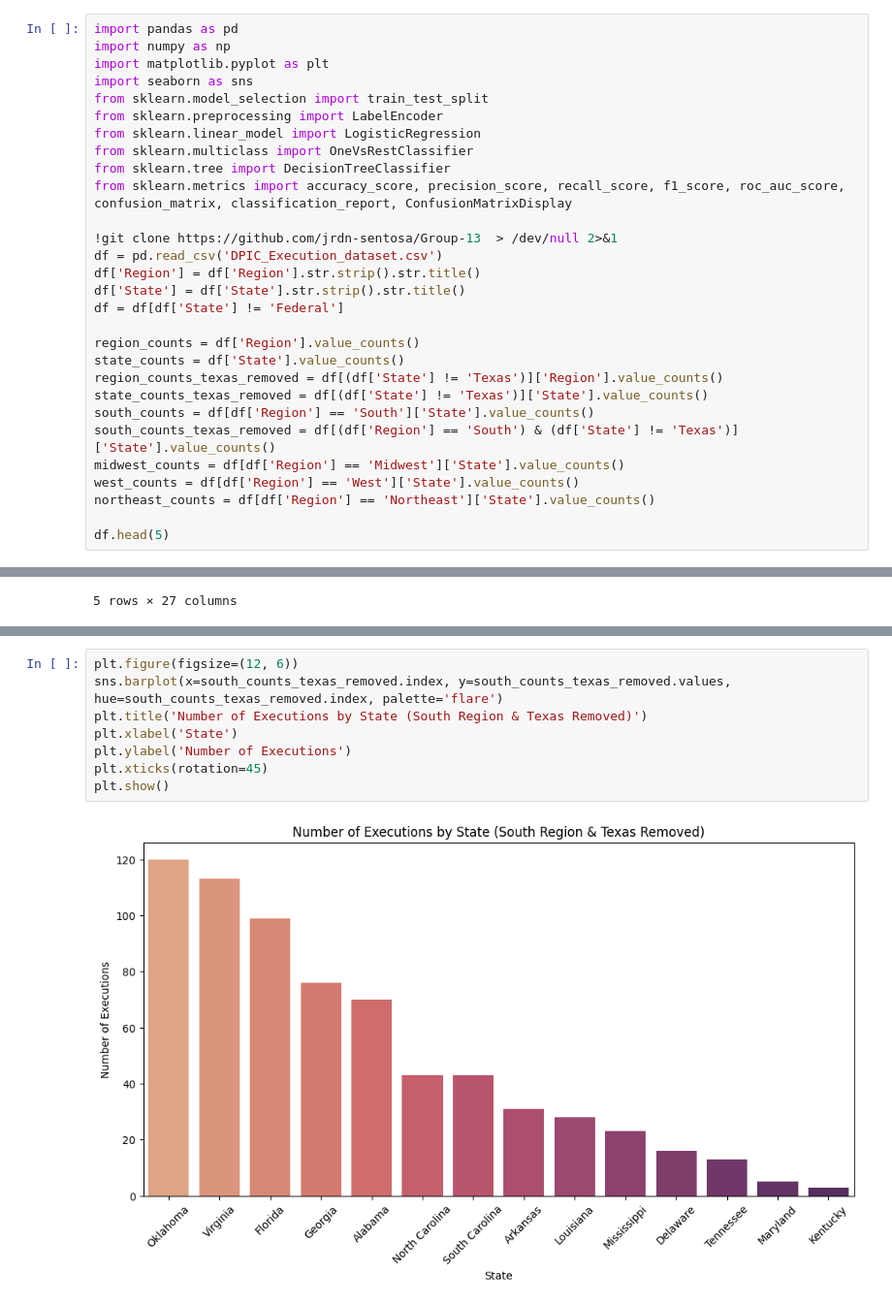
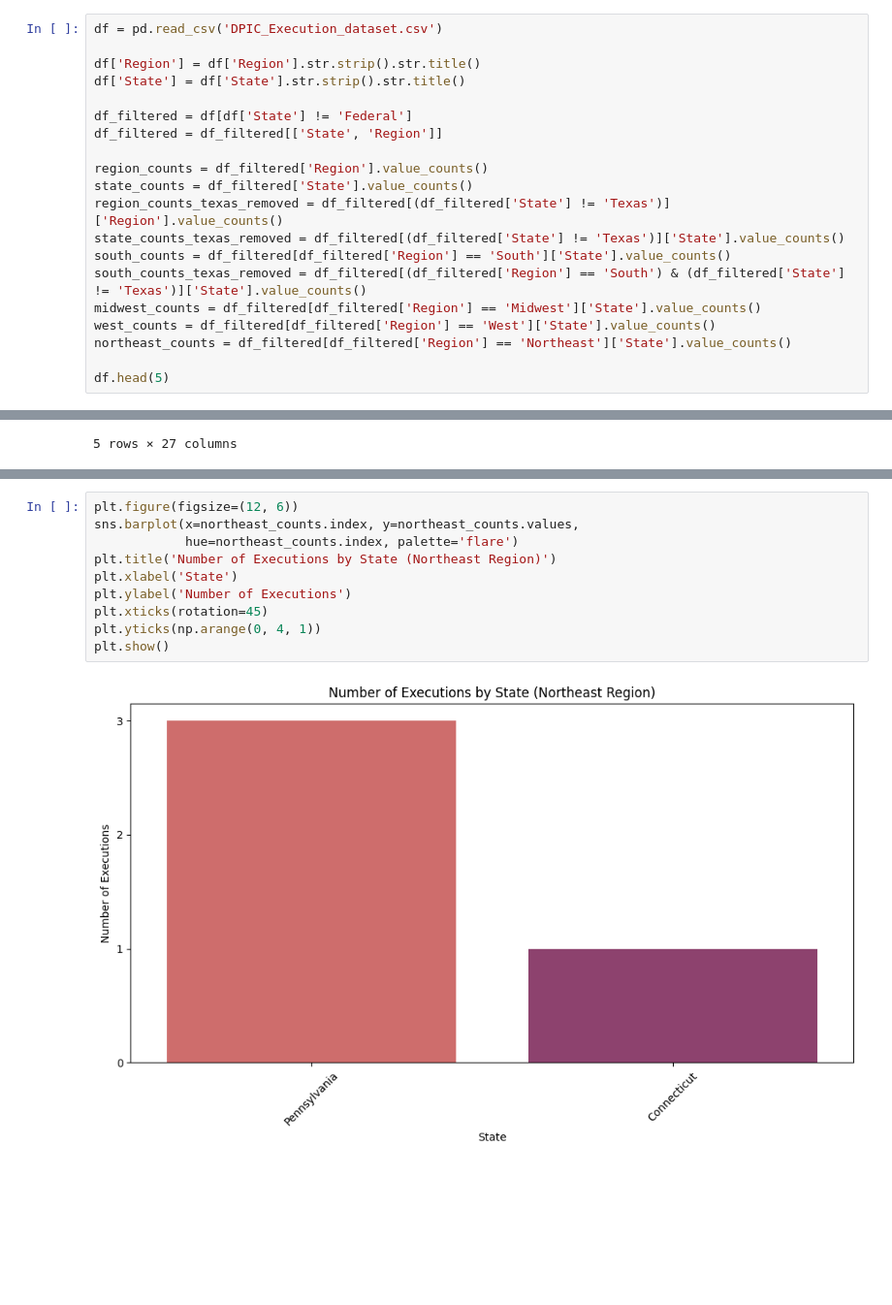
Before and after one commit to jrdn-sentosa/Geographic_Correlations_to_Executions, a Jupyter notebook: Group_13.ipynb, the cells around one changed output, grey strips where cells are left out. Shown at 97% size. Drawn from its saved outputs; the diff is of its cells as text; blank space fills up the shorter version.

```diff
--- a/Group_13.ipynb
+++ b/Group_13.ipynb
@@ -3,30 +22,21 @@
 # %%
-import pandas as pd
-import numpy as np
-import matplotlib.pyplot as plt
-import seaborn as sns
-from sklearn.model_selection import train_test_split
-from sklearn.preprocessing import LabelEncoder
-from sklearn.linear_model import LogisticRegression
-from sklearn.multiclass import OneVsRestClassifier
-from sklearn.tree import DecisionTreeClassifier
-from sklearn.metrics import accuracy_score, precision_score, recall_score, f1_score, roc_auc_score, confusion_matrix, classification_report, ConfusionMatrixDisplay
+df = pd.read_csv('DPIC_Execution_dataset.csv')
 
-!git clone https://github.com/jrdn-sentosa/Group-13  > /dev/null 2>&1
-df = pd.read_csv('DPIC_Execution_dataset.csv')
 df['Region'] = df['Region'].str.strip().str.title()
 df['State'] = df['State'].str.strip().str.title()
-df = df[df['State'] != 'Federal']
 
-region_counts = df['Region'].value_counts()
-state_counts = df['State'].value_counts()
-region_counts_texas_removed = df[(df['State'] != 'Texas')]['Region'].value_counts()
-state_counts_texas_removed = df[(df['State'] != 'Texas')]['State'].value_counts()
-south_counts = df[df['Region'] == 'South']['State'].value_counts()
-south_counts_texas_removed = df[(df['Region'] == 'South') & (df['State'] != 'Texas')]['State'].value_counts()
-midwest_counts = df[df['Region'] == 'Midwest']['State'].value_counts()
-west_counts = df[df['Region'] == 'West']['State'].value_counts()
-northeast_counts = df[df['Region'] == 'Northeast']['State'].value_counts()
+df_filtered = df[df['State'] != 'Federal']
+df_filtered = df_filtered[['State', 'Region']]
+
+region_counts = df_filtered['Region'].value_counts()
+state_counts = df_filtered['State'].value_counts()
+region_counts_texas_removed = df_filtered[(df_filtered['State'] != 'Texas')]['Region'].value_counts()
+state_counts_texas_removed = df_filtered[(df_filtered['State'] != 'Texas')]['State'].value_counts()
+south_counts = df_filtered[df_filtered['Region'] == 'South']['State'].value_counts()
+south_counts_texas_removed = df_filtered[(df_filtered['Region'] == 'South') & (df_filtered['State'] != 'Texas')]['State'].value_counts()
+midwest_counts = df_filtered[df_filtered['Region'] == 'Midwest']['State'].value_counts()
+west_counts = df_filtered[df_filtered['Region'] == 'West']['State'].value_counts()
+northeast_counts = df_filtered[df_filtered['Region'] == 'Northeast']['State'].value_counts()
 
 df.head(5)
 # %% [output]
@@ -138,10 +207,12 @@ plt.show()
 # %%
 plt.figure(figsize=(12, 6))
-sns.barplot(x=south_counts_texas_removed.index, y=south_counts_texas_removed.values, hue=south_counts_texas_removed.index, palette='flare')
-plt.title('Number of Executions by State (South Region & Texas Removed)')
+sns.barplot(x=northeast_counts.index, y=northeast_counts.values,
+            hue=northeast_counts.index, palette='flare')
+plt.title('Number of Executions by State (Northeast Region)')
 plt.xlabel('State')
 plt.ylabel('Number of Executions')
 plt.xticks(rotation=45)
+plt.yticks(np.arange(0, 4, 1))
 plt.show()
 # %% [output]
-[figure, old version]
+[figure, new version]
```
Also changed, not shown: parts of 28 cells of this notebook.
